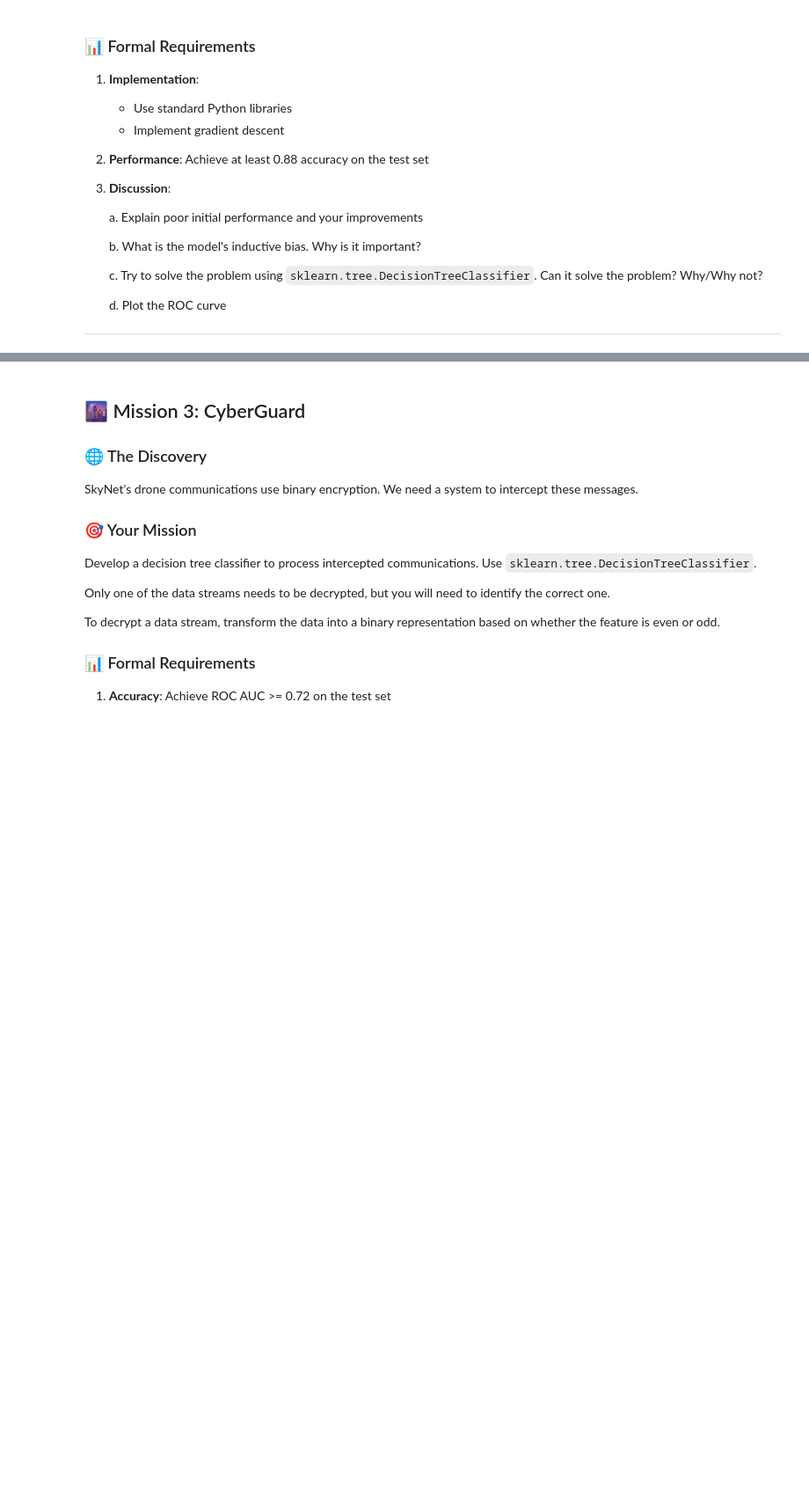
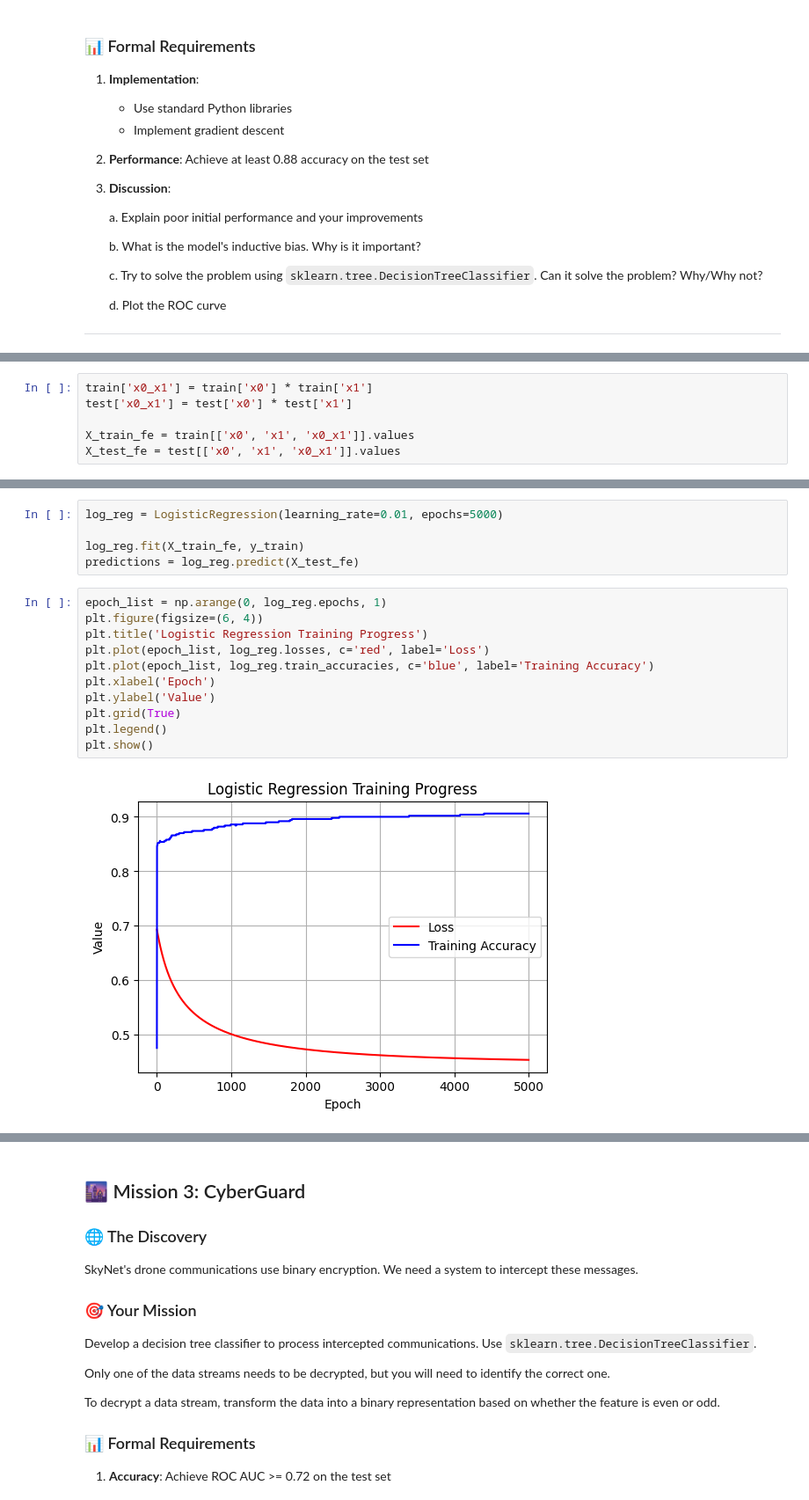
Before and after one commit to vehoug/TDT4172, a Jupyter notebook: Assignment1/Chapter_1.ipynb, the cells around one changed output, grey strips where cells are left out. Shown: that part at 88% size. Saved outputs shown, nothing was run; the diff lists cells and outputs as text; blank space fills up the shorter version.

```diff
--- a/Assignment1/Chapter_1.ipynb
+++ b/Assignment1/Chapter_1.ipynb
@@ -146,0 +190,6 @@ test = data[data['split'] == 'test']
+# %%
+train['x0_x1'] = train['x0'] * train['x1']
+test['x0_x1'] = test['x0'] * test['x1']
+
+X_train_fe = train[['x0', 'x1', 'x0_x1']].values
+X_test_fe = test[['x0', 'x1', 'x0_x1']].values
@@ -146,0 +225,18 @@ test = data[data['split'] == 'test']
+# %%
+log_reg = LogisticRegression(learning_rate=0.01, epochs=5000)
+
+log_reg.fit(X_train_fe, y_train)
+predictions = log_reg.predict(X_test_fe)
+# %%
+epoch_list = np.arange(0, log_reg.epochs, 1)
+plt.figure(figsize=(6, 4))
+plt.title('Logistic Regression Training Progress')
+plt.plot(epoch_list, log_reg.losses, c='red', label='Loss')
+plt.plot(epoch_list, log_reg.train_accuracies, c='blue', label='Training Accuracy')
+plt.xlabel('Epoch')
+plt.ylabel('Value')
+plt.grid(True)
+plt.legend()
+plt.show()
+# %% [output]
+[figure, added]
```
Also changed, not shown: parts of 14 cells of this notebook.
